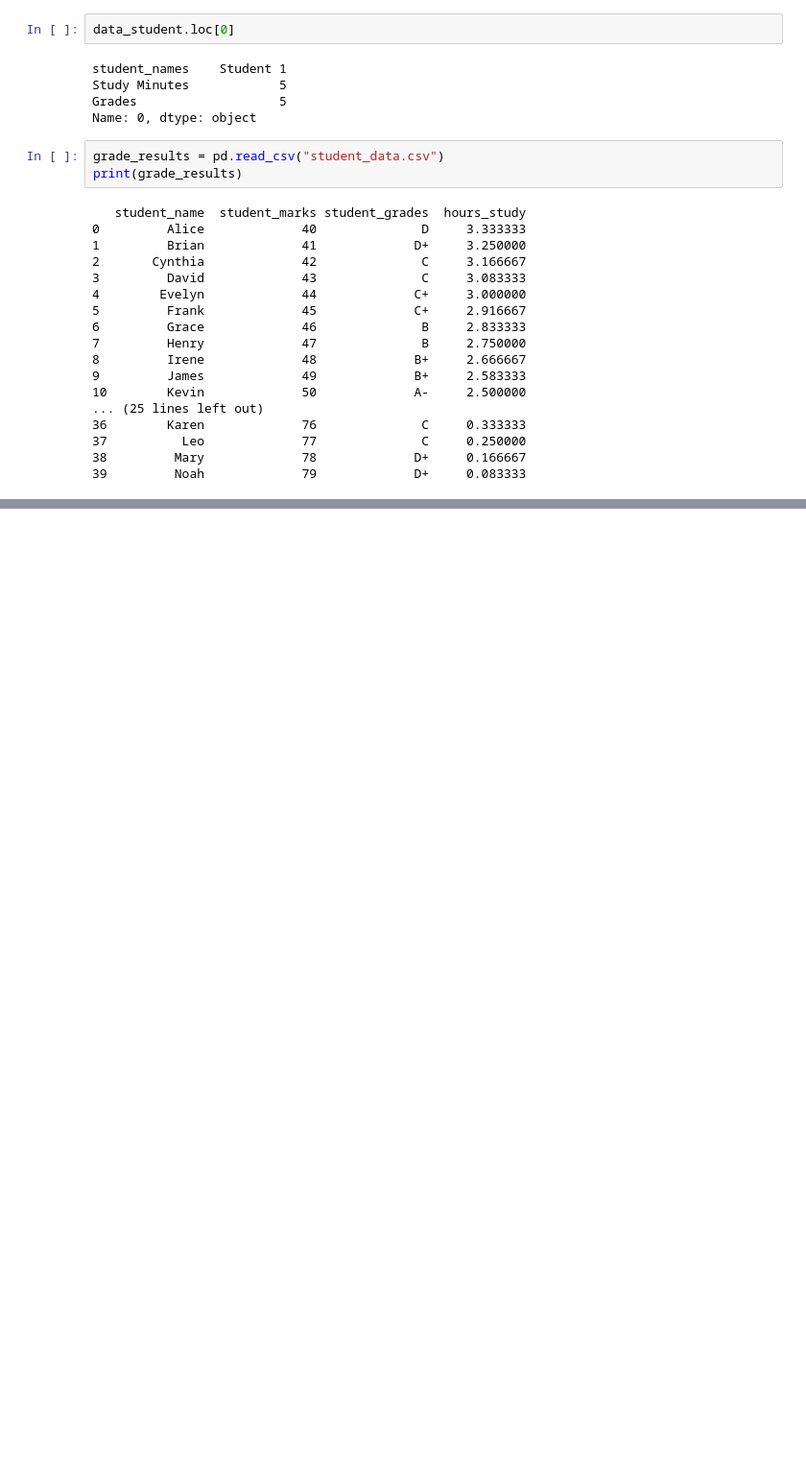
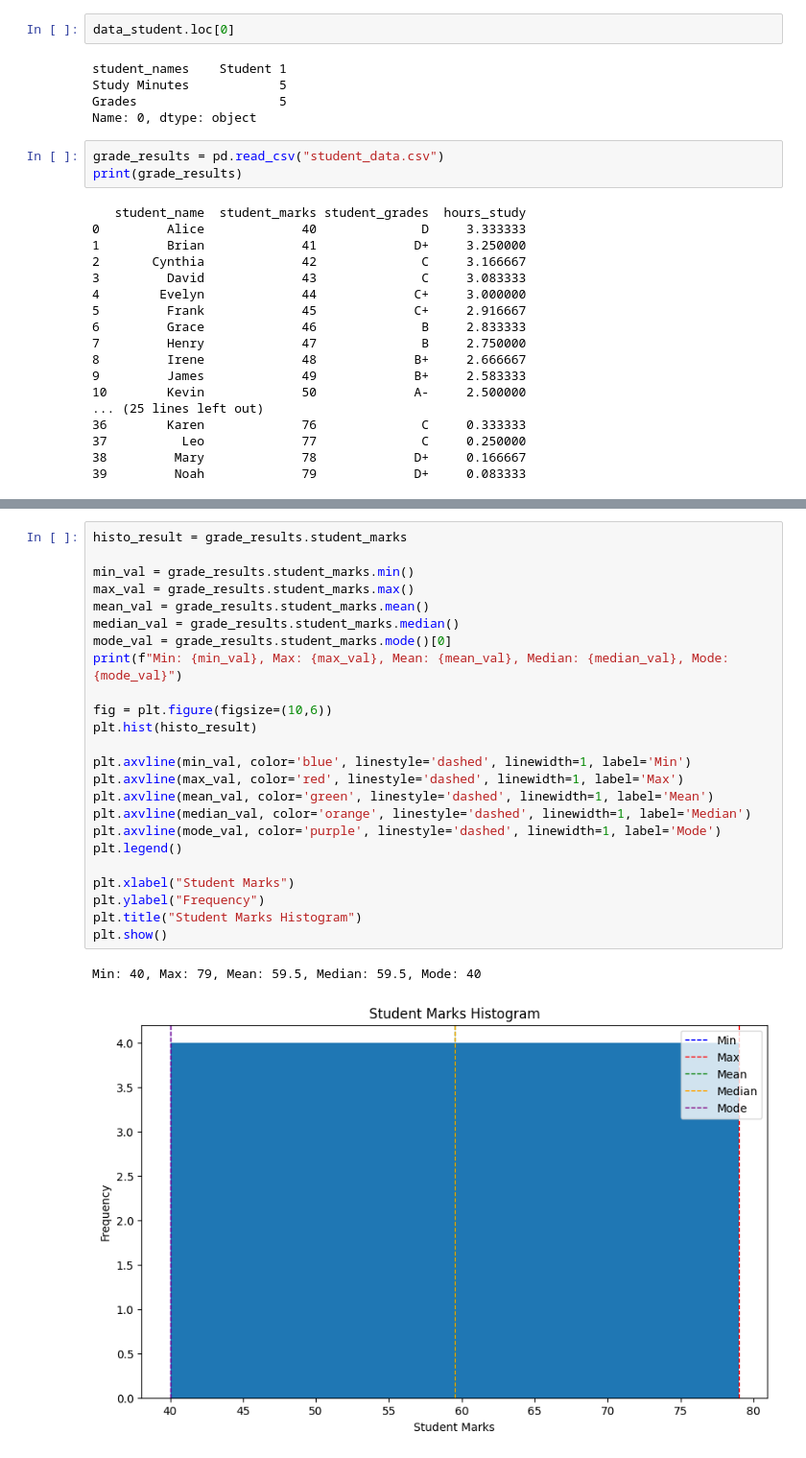
Before and after one commit to gathonimburu5/jupyter_notebook, a Jupyter notebook: second_notebook.ipynb, the cells around one changed output, grey strips where cells are left out. Shown: that part at 96% size. Saved outputs shown, nothing was run; the diff lists cells and outputs as text; blank space fills up the shorter version.

```diff
--- a/second_notebook.ipynb
+++ b/second_notebook.ipynb
@@ -88,0 +176,27 @@ print(grade_results)
+# %%
+histo_result = grade_results.student_marks
+
+min_val = grade_results.student_marks.min()
+max_val = grade_results.student_marks.max()
+mean_val = grade_results.student_marks.mean()
+median_val = grade_results.student_marks.median()
+mode_val = grade_results.student_marks.mode()[0]
+print(f"Min: {min_val}, Max: {max_val}, Mean: {mean_val}, Median: {median_val}, Mode: {mode_val}")
+
+fig = plt.figure(figsize=(10,6))
+plt.hist(histo_result)
+
+plt.axvline(min_val, color='blue', linestyle='dashed', linewidth=1, label='Min')
+plt.axvline(max_val, color='red', linestyle='dashed', linewidth=1, label='Max')
+plt.axvline(mean_val, color='green', linestyle='dashed', linewidth=1, label='Mean')
+plt.axvline(median_val, color='orange', linestyle='dashed', linewidth=1, label='Median')
+plt.axvline(mode_val, color='purple', linestyle='dashed', linewidth=1, label='Mode')
+plt.legend()
+
+plt.xlabel("Student Marks")
+plt.ylabel("Frequency")
+plt.title("Student Marks Histogram")
+plt.show()
+# %% [output]
+Min: 40, Max: 79, Mean: 59.5, Median: 59.5, Mode: 40
+[figure, added]
```
Also changed, not shown: parts of 8 cells of this notebook.
